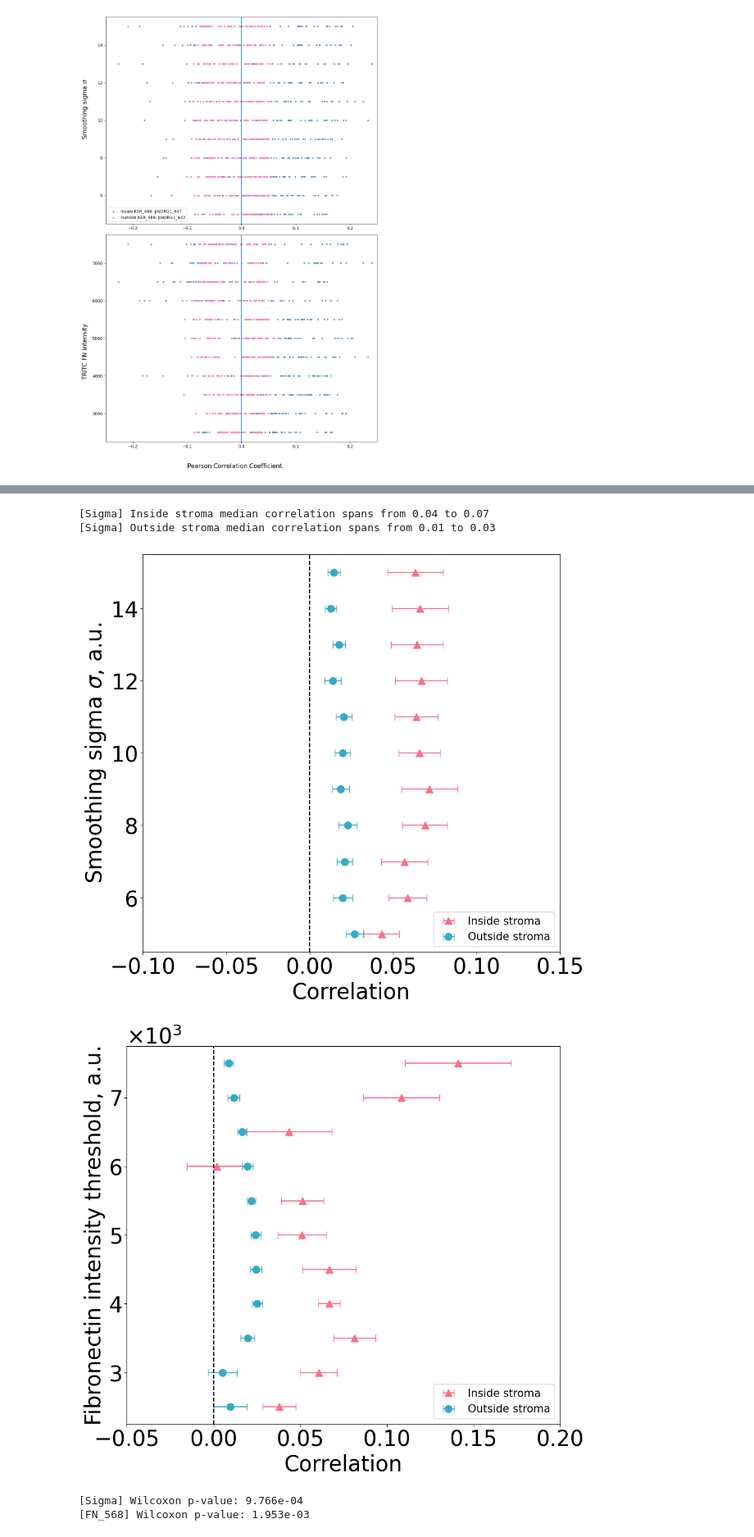
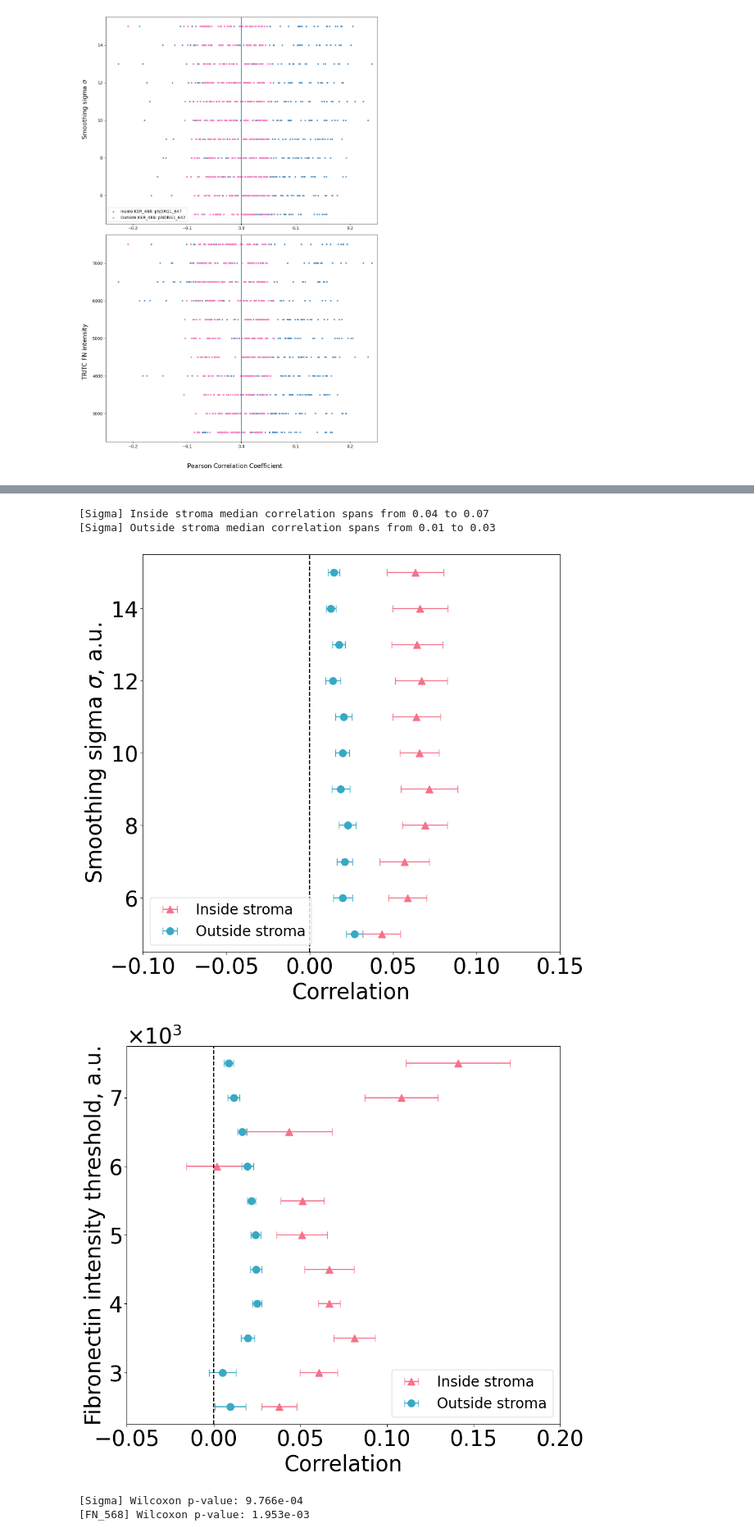
Before and after one commit to HMS-IAC/stroma-spatial-analysis-web, a Jupyter notebook: analysis/AsPC_Ki67/20250312_ki67_sensitivity.ipynb, the cells around one changed output, grey strips where cells are left out. Shown at 82% size. Cells and saved outputs as stored; diff of their text form; code cells hidden in the pictures.

Commit message:
minor plot change

```diff
--- a/analysis/AsPC_Ki67/20250312_ki67_sensitivity.ipynb
+++ b/analysis/AsPC_Ki67/20250312_ki67_sensitivity.ipynb
@@ -208,7 +164,7 @@ fig1, ax1 = plt.subplots(figsize=(10, 9))
 ax1.errorbar(avg_corr_sigma["pearsonInsideStromaKerPNDRG1"], avg_corr_sigma.index, xerr=sem_corr_sigma["pearsonInsideStromaKerPNDRG1"], fmt='^', color=color_palette[0], label='Inside stroma', markersize=10, capsize=5)
 ax1.errorbar(avg_corr_sigma["pearsonOutsideStromaKerPNDRG1"], avg_corr_sigma.index, xerr=sem_corr_sigma["pearsonOutsideStromaKerPNDRG1"], fmt='o', color=color_palette[3], label='Outside stroma', markersize=10, capsize=5)
 ax1.axvline(x=0, color='black', ls='--')
-ax1.legend(prop={'size': 15}, loc='lower right')
+ax1.legend(prop={'size': 20}, loc='lower left')
 ax1.set_xlim(-0.10, 0.15)
 
 # Set the y-axis formatter to display scientific notation with a fixed number of decimals
@@ -234,36 +190,36 @@ fig2, ax2 = plt.subplots(figsize=(10, 9))
 # Plot data on the second plot with error bars
 ax2.errorbar(avg_corr_FN_568["pearsonInsideStromaKerPNDRG1"], avg_corr_FN_568.index, xerr=sem_corr_FN_568["pearsonInsideStromaKerPNDRG1"], fmt='^', color=color_palette[0], label='Inside stroma', markersize=10, capsize=5)
 ax2.errorbar(avg_corr_FN_568["pearsonOutsideStromaKerPNDRG1"], avg_corr_FN_568.index, xerr=sem_corr_FN_568["pearsonOutsideStromaKerPNDRG1"], fmt='o', color=color_palette[3], label='Outside stroma', markersize=10, capsize=5)
 ax2.axvline(x=0, color='black', ls='--')
-ax2.legend(prop={'size': 15}, loc='lower right')
+ax2.legend(prop={'size': 20}, loc='lower right')
 ax2.set_xlim(-0.05, 0.2)
 
 # Set the y-axis formatter to display scientific notation with a fixed number of decimals
 ax2.yaxis.set_major_formatter(formatter)
 ax2.tick_params(axis='both', which='major', labelsize=30)
 ax2.tick_params(axis='both', which='minor', labelsize=30)
 ax2.yaxis.get_offset_text().set_size(30)
 ax2.yaxis.get_offset_text().set_fontsize(30)
 ax2.yaxis.get_offset_text().set_color('black')
 
 ax2.set_ylabel('Fibronectin intensity threshold, a.u.', fontsize=30)
 ax2.set_xlabel('Correlation', fontsize=30)
 
 plt.tight_layout()
 plt.savefig('/Users/antoine/Harvard/IAC/image_analysis_paper_QP_projects/AsPC_Ki67/plots/20250328_Ki67_sensitivity_stroma_annotation_FN_568.png', dpi=300)
 plt.show()
 # %% [output]
 Column names in the DataFrame after stripping whitespace:
 Index(['TRITC FN', 'sigma', 'pearsonInsideStromaKer',
        'pearsonOutsideStromaKer', 'pearsonInsideStromaKerPNDRG1',
        'pearsonOutsideStromaKerPNDRG1', 'spearmanInsideStromaKer',
        'spearmanOutsideStromaKer', 'spearmanInsideStromaKerPNDRG1',
        'spearmanOutsideStromaKerPNDRG1'],
       dtype='object')
 [Sigma] Inside stroma median correlation spans from 0.04 to 0.07
 [Sigma] Outside stroma median correlation spans from 0.01 to 0.03
-[figure, old version]
+[figure, new version]
-[figure, old version]
+[figure, new version]
 # %%
 from scipy.stats import wilcoxon
 
```
Also changed, not shown: parts of 2 cells of this notebook, 1 other file.
